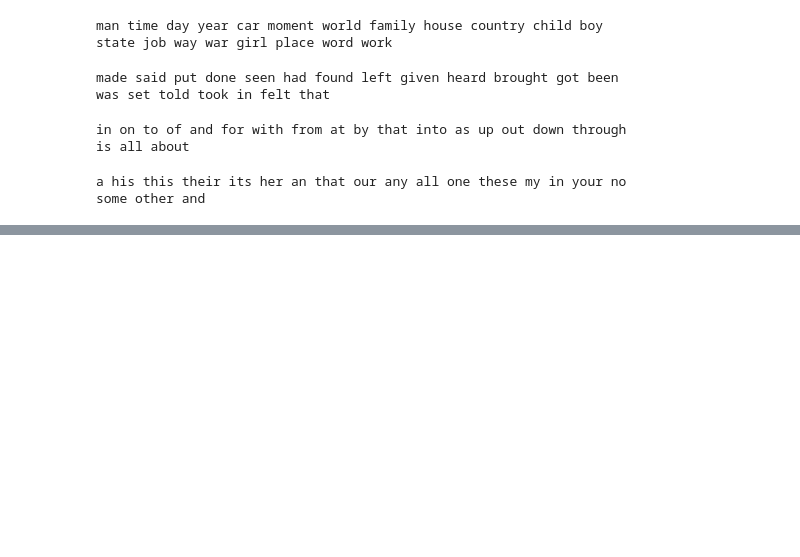
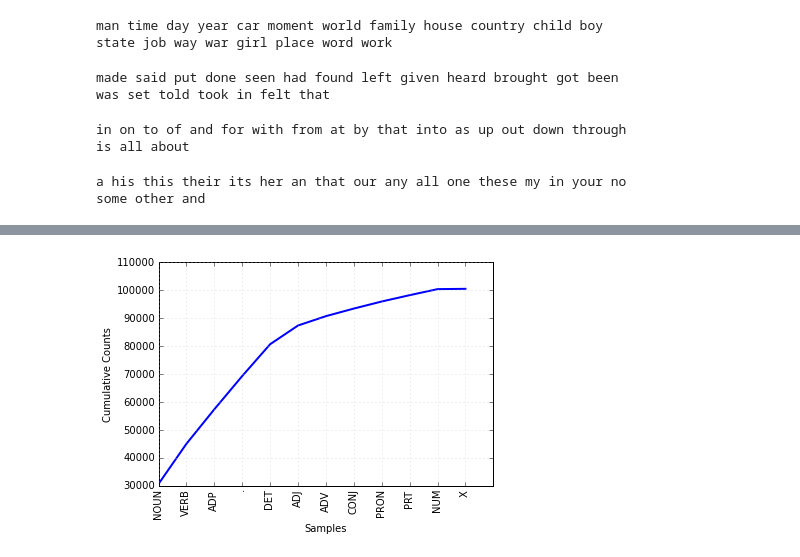
Before and after one commit to borjaeg/nlp_tests, a Jupyter notebook: NLP tutorial.ipynb, the cells around one changed output, grey strips where cells are left out. Saved outputs shown, nothing was run; the diff lists cells and outputs as text; code cells hidden in the pictures; blank space fills up the shorter version.

```diff
--- a/NLP tutorial.ipynb
+++ b/NLP tutorial.ipynb
@@ -440,0 +472,5 @@ cess_sents[:5]
+# %%
+from nltk.corpus import brown
+brown_news_tagged = brown.tagged_words(categories = 'news', tagset='universal')
+tag_fd = nltk.FreqDist(tag for (word, tag) in brown_news_tagged)
+tag_fd.keys()
@@ -440,0 +490,4 @@ cess_sents[:5]
+# %%
+tag_fd.plot(cumulative = True)
+# %% [output]
+[figure, added]
```
Also changed, not shown: parts of 40 cells of this notebook.
